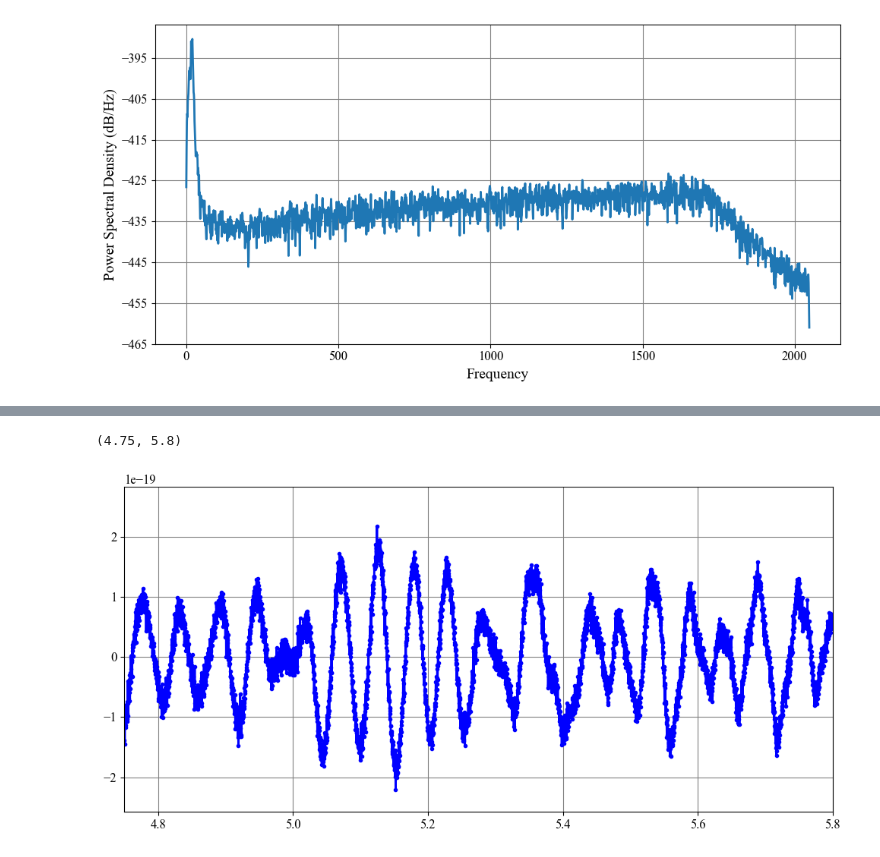
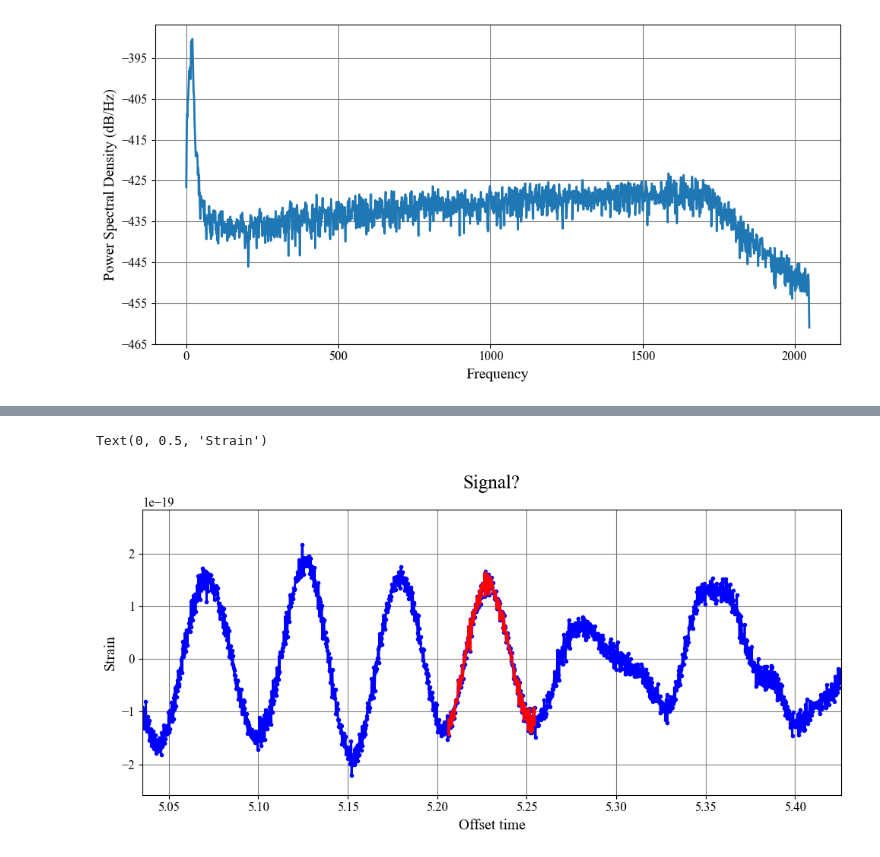
Before and after one commit to Richardforphys/AstroStatistics, a Jupyter notebook: AML/Notebooks/AstroGW/PSD.ipynb, the cells around one changed output, grey strips where cells are left out. Cells and saved outputs as stored; diff of their text form; code cells hidden in the pictures.

Commit message:
Trying to find signal in time domain

```diff
--- a/AML/Notebooks/AstroGW/PSD.ipynb
+++ b/AML/Notebooks/AstroGW/PSD.ipynb
@@ -79,6 +79,14 @@ plt.savefig(r'C:\Users\ricca\Documents\Unimib-Code\AstroStatistics\AML\Notebooks
-# %%
-plt.plot(time, data, label='Data', color='blue', marker='.')
-plt.xlim(4.75, 5.8)
-# %% [output]
-(4.75, 5.8)
-[figure, removed]
+# %%
+idxl = min(np.where(time > 5.0)[0])
+idxr = max(np.where(time < 5.4)[0])
+idx = np.argmax(SNR[idxl:idxr]) + idxl
+# %%
+plt.plot(time, data, label='Data', color='blue', marker='.')
+plt.plot(time[idx-100:idx+100], data[idx-100:idx+100], label='Data', color='red')
+plt.xlim(time[idx-800],time[idx+800])
+plt.title('Signal?')
+plt.xlabel('Offset time')
+plt.ylabel('Strain')
+# %% [output]
+Text(0, 0.5, 'Strain')
+[figure, added]
```
Also changed, not shown: parts of 1 cell of this notebook, 1 other file.
